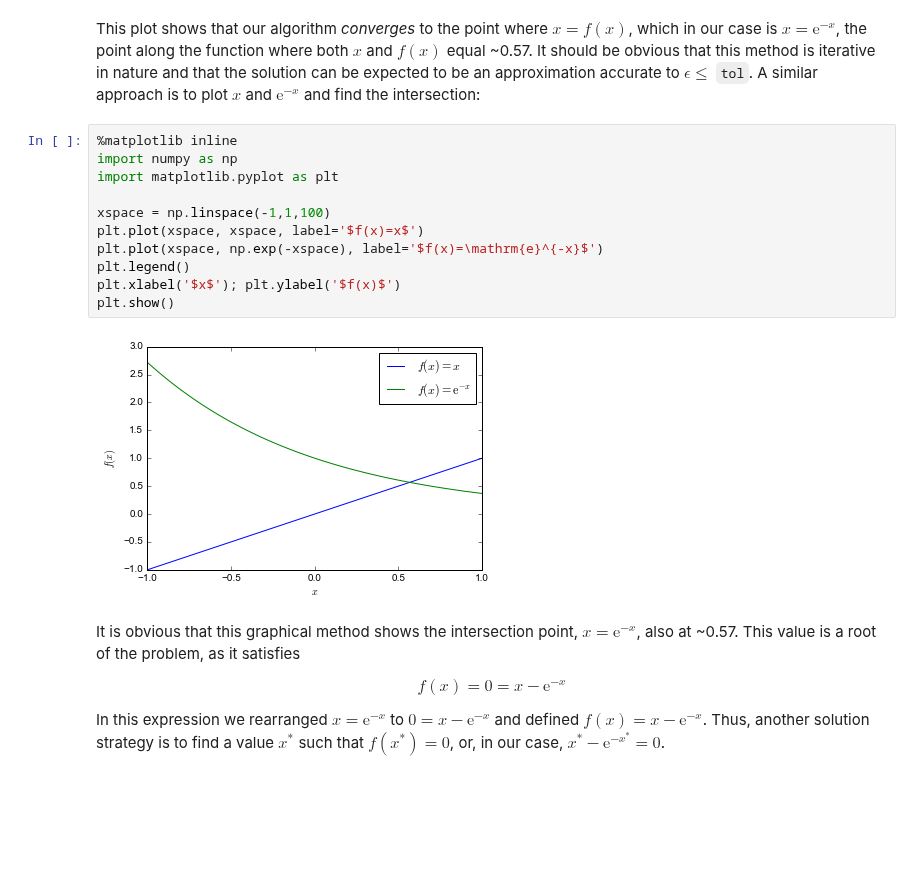
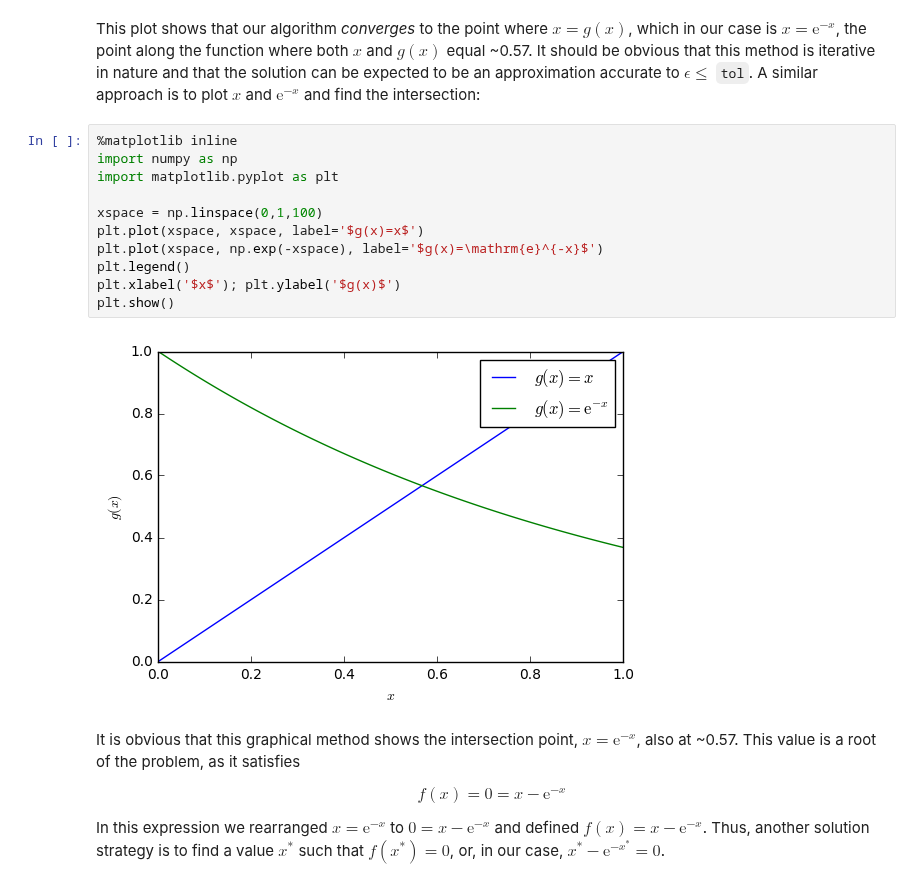
Before and after one commit to ggorman/Numerical-methods-1, a Jupyter notebook: notebook/roots_of_equations_solutions.ipynb, the cells around one changed output. Saved outputs shown, nothing was run; the diff lists cells and outputs as text; blank space fills up the shorter version.

Commit message:
Roots of equations: update solutions for consistency

```diff
--- a/notebook/roots_of_equations_solutions.ipynb
+++ b/notebook/roots_of_equations_solutions.ipynb
@@ -109,18 +133,18 @@ x_17 = 0.56719
 # %% [markdown]
-This plot shows that our algorithm *converges* to the point where $x = f(x)$, which in our case is $x = \mathrm{e}^{-x}$, the point along the function where both $x$ and $f(x)$ equal ~0.57. It should be obvious that this method is iterative in nature and that the solution can be expected to be an approximation accurate to $\epsilon \leq$ `tol`. A similar approach is to plot $x$ and $\mathrm{e}^{-x}$ and find the intersection:
+This plot shows that our algorithm *converges* to the point where $x = g(x)$, which in our case is $x = \mathrm{e}^{-x}$, the point along the function where both $x$ and $g(x)$ equal ~0.57. It should be obvious that this method is iterative in nature and that the solution can be expected to be an approximation accurate to $\epsilon \leq$ `tol`. A similar approach is to plot $x$ and $\mathrm{e}^{-x}$ and find the intersection:
 # %%
 %matplotlib inline
 import numpy as np
 import matplotlib.pyplot as plt
 
-xspace = np.linspace(-1,1,100)
-plt.plot(xspace, xspace, label='$f(x)=x$')
-plt.plot(xspace, np.exp(-xspace), label='$f(x)=\mathrm{e}^{-x}$')
+xspace = np.linspace(0,1,100)
+plt.plot(xspace, xspace, label='$g(x)=x$')
+plt.plot(xspace, np.exp(-xspace), label='$g(x)=\mathrm{e}^{-x}$')
 plt.legend()
-plt.xlabel('$x$'); plt.ylabel('$f(x)$')
+plt.xlabel('$x$'); plt.ylabel('$g(x)$')
 plt.show()
 # %% [output]
-[figure, old version]
+[figure, new version]
 # %% [markdown]
 It is obvious that this graphical method shows the intersection point, $x = \mathrm{e}^{-x}$, also at ~0.57. This value is a root of the problem, as it satisfies
 
```
Also changed, not shown: parts of 10 cells of this notebook.
